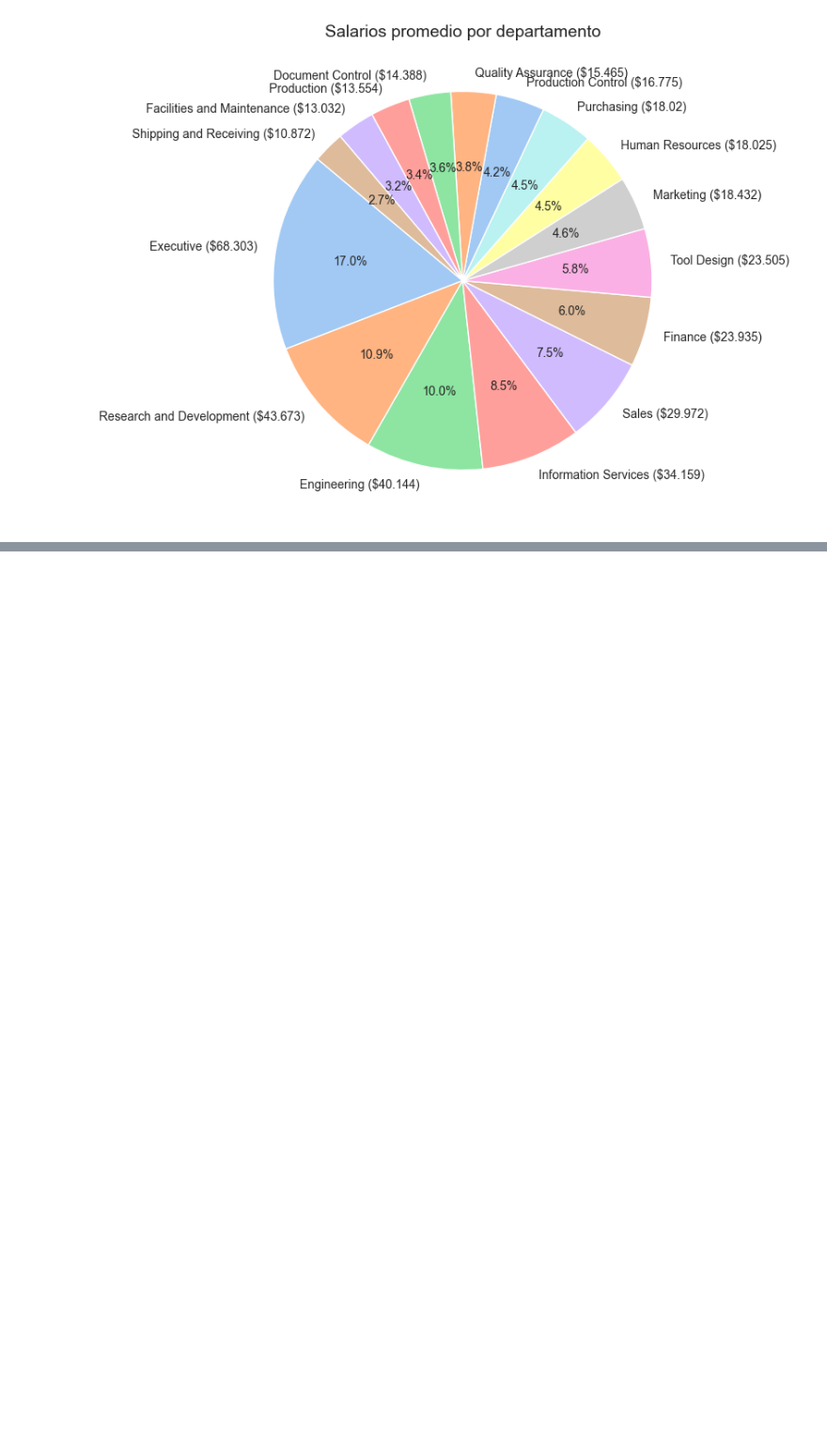
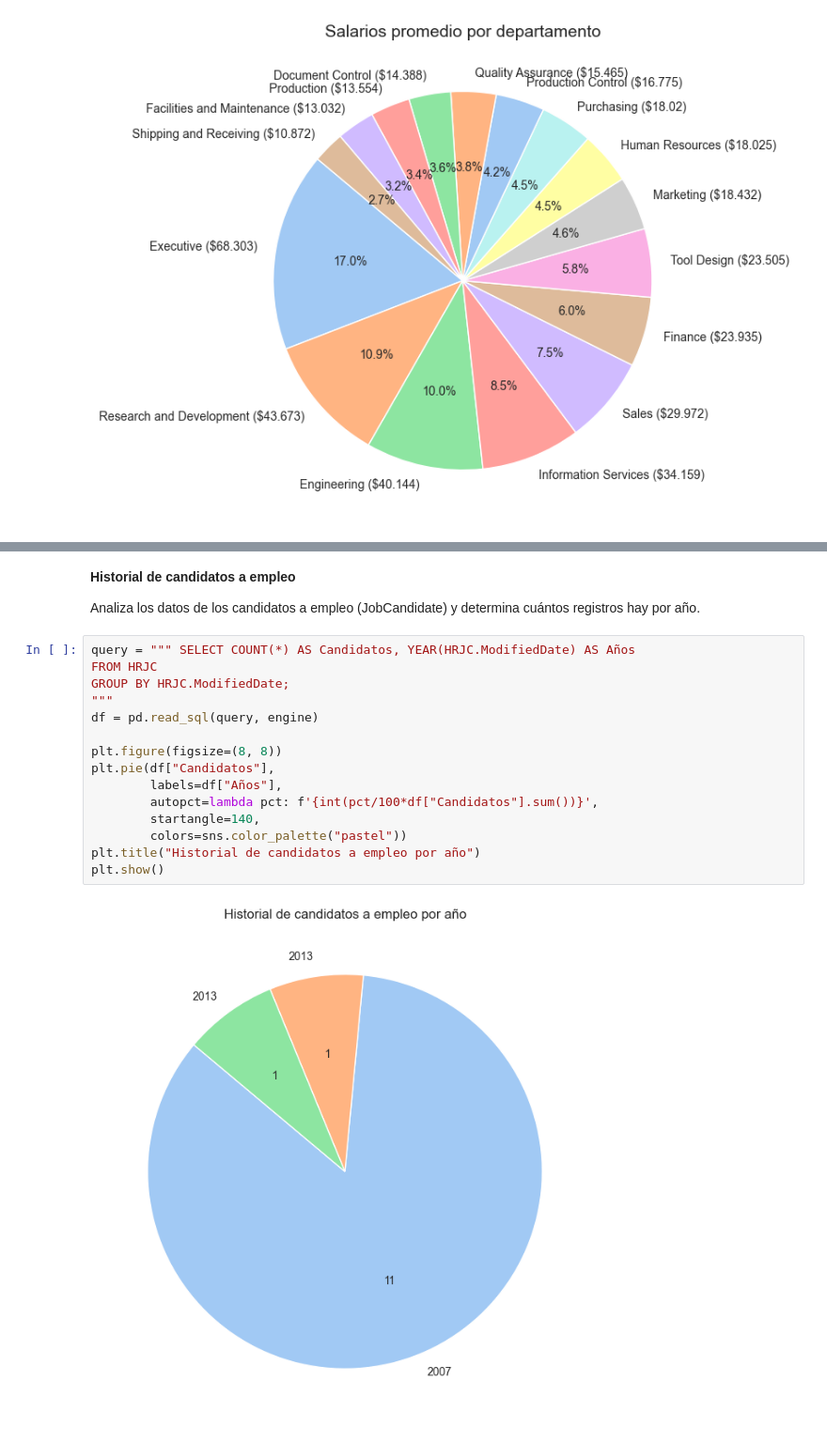
Before and after one commit to Raykersez/FCC-ADPython--Proyectos, a Jupyter notebook: HR-AdventureWorks.ipynb, the cells around one changed output, grey strips where cells are left out. Shown at 94% size. Drawn from its saved outputs; the diff is of its cells as text; blank space fills up the shorter version.

```diff
--- a/HR-AdventureWorks.ipynb
+++ b/HR-AdventureWorks.ipynb
@@ -195,0 +220,21 @@ plt.show()
+# %% [markdown]
+**Historial de candidatos a empleo**
+
+Analiza los datos de los candidatos a empleo (JobCandidate) y determina cuántos registros hay por año.
+# %%
+query = """ SELECT COUNT(*) AS Candidatos, YEAR(HRJC.ModifiedDate) AS Años
+FROM HRJC
+GROUP BY HRJC.ModifiedDate;
+"""
+df = pd.read_sql(query, engine)
+
+plt.figure(figsize=(8, 8))
+plt.pie(df["Candidatos"],
+        labels=df["Años"],
+        autopct=lambda pct: f'{int(pct/100*df["Candidatos"].sum())}',
+        startangle=140,
+        colors=sns.color_palette("pastel"))
+plt.title("Historial de candidatos a empleo por año")
+plt.show()
+# %% [output]
+[figure, added]
```
Also changed, not shown: parts of 3 cells of this notebook.
